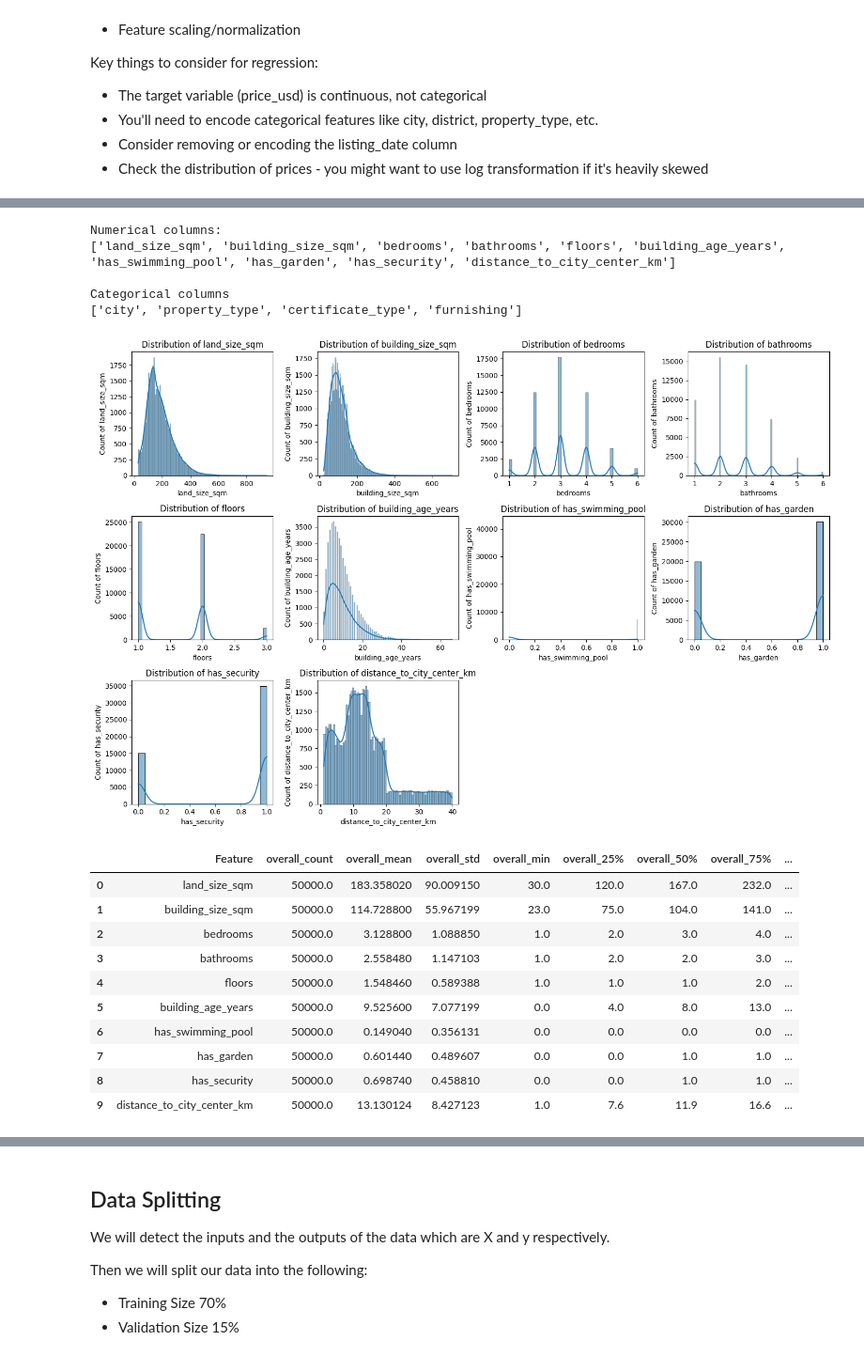
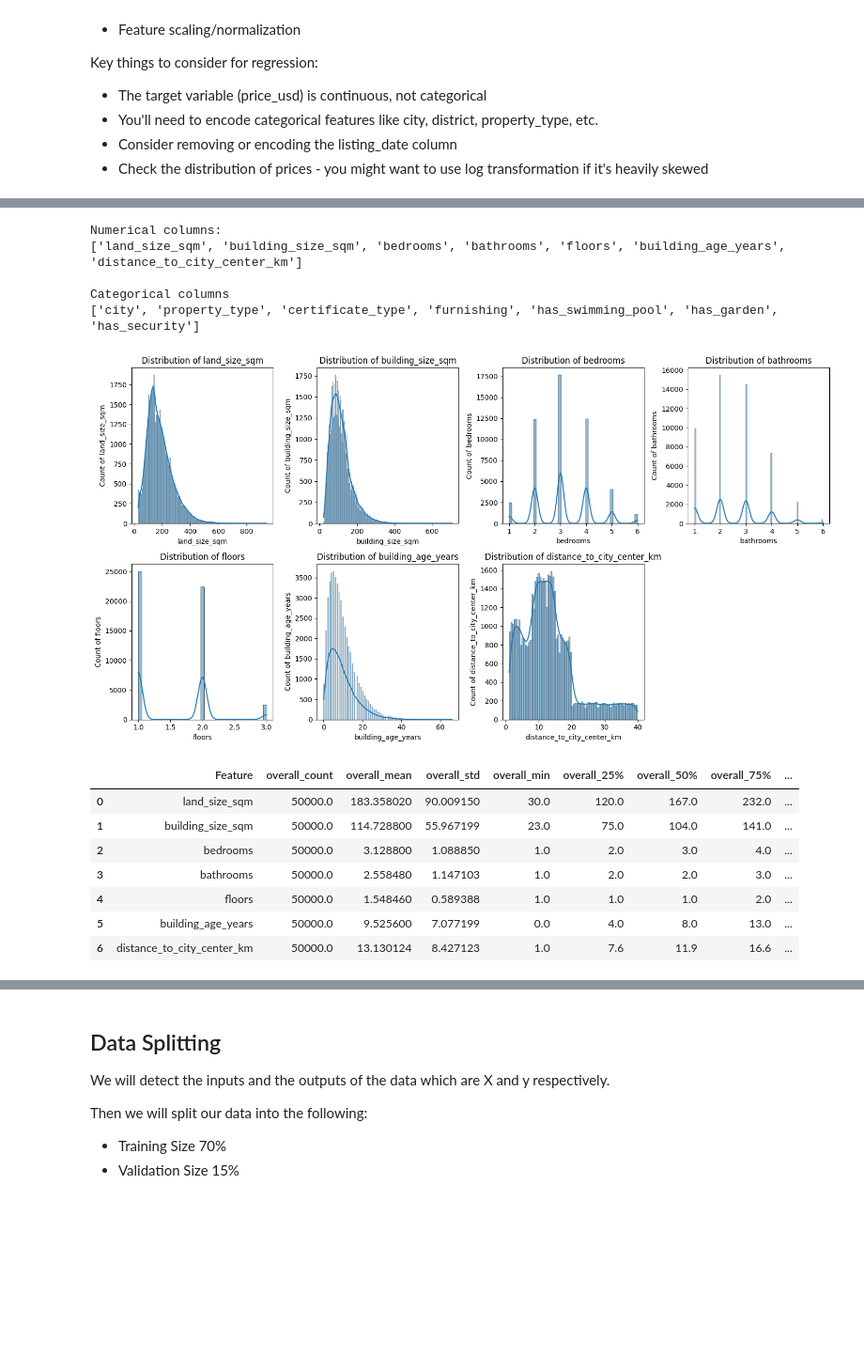
Before and after one commit to mcikalmerdeka/pytorch-learning, a Jupyter notebook: house_price_regression/main.ipynb, the cells around one changed output, grey strips where cells are left out. Shown: that part at 94% size. Drawn from its saved outputs; the diff is of its cells as text; code cells hidden in the pictures; blank space fills up the shorter version.

Commit message:
edit up until categorical columns eda

```diff
--- a/house_price_regression/main.ipynb
+++ b/house_price_regression/main.ipynb
@@ -96,6 +96,13 @@ df = df.drop(columns=["listing_date", "district", "price_usd", "carports", "near
 
 # Rename the price_idr to price
 df = df.rename(columns={"price_idr": "price"})
+
+# Temporary change the binary numerical into categorical dtype for EDA
+from utils import change_binary_dtype
+
+binary_cols_change = ["has_swimming_pool", "has_garden", "has_security"]
+for col in binary_cols_change:
+    df[col] = change_binary_dtype(df, col, target_type="categorical")
 # %%
 # List the numerical and categorical columns
 nums_cols = [col for col in df.select_dtypes(include=["int", "float"]).columns if col != "price"]
@@ -112,22 +119,22 @@ print("Categorical columns")
 print(cats_cols)
 # %% [output]
 Numerical columns:
-['land_size_sqm', 'building_size_sqm', 'bedrooms', 'bathrooms', 'floors', 'building_age_years', 'has_swimming_pool', 'has_garden', 'has_security', 'distance_to_city_center_km']
+['land_size_sqm', 'building_size_sqm', 'bedrooms', 'bathrooms', 'floors', 'building_age_years', 'distance_to_city_center_km']
 
 Categorical columns
-['city', 'property_type', 'certificate_type', 'furnishing']
+['city', 'property_type', 'certificate_type', 'furnishing', 'has_swimming_pool', 'has_garden', 'has_security']
 # %%
-# Checking the distribution and statistical summary of the values
+# Checking the distribution and statistical summary of the numerical values
 from utils import describe_numerical_combined, plot_dynamic_hisplots_kdeplots
 
 # Hisplot function implementation
-plot_dynamic_hisplots_kdeplots(df=df, col_series=nums_cols, ncols=4, figsize=(15, 10))
+plot_dynamic_hisplots_kdeplots(df=df, col_series=nums_cols, ncols=4, figsize=(15, 8))
 
 # Display the overall statistics for numerical columns
 numerical_summary = describe_numerical_combined(df, nums_cols)
 display(numerical_summary)
 # %% [output]
-[figure, old version]
+[figure, new version]
 |  | Feature | overall_count | overall_mean | overall_std | overall_min | overall_25% | overall_50% | overall_75% | ... |
 | 0 | land_size_sqm | 50000.0 | 183.358020 | 90.009150 | 30.0 | 120.0 | 167.0 | 232.0 | ... |
 | 1 | building_size_sqm | 50000.0 | 114.728800 | 55.967199 | 23.0 | 75.0 | 104.0 | 141.0 | ... |
@@ -135,7 +142,4 @@ display(numerical_summary)
 | 3 | bathrooms | 50000.0 | 2.558480 | 1.147103 | 1.0 | 2.0 | 2.0 | 3.0 | ... |
 | 4 | floors | 50000.0 | 1.548460 | 0.589388 | 1.0 | 1.0 | 1.0 | 2.0 | ... |
 | 5 | building_age_years | 50000.0 | 9.525600 | 7.077199 | 0.0 | 4.0 | 8.0 | 13.0 | ... |
-| 6 | has_swimming_pool | 50000.0 | 0.149040 | 0.356131 | 0.0 | 0.0 | 0.0 | 0.0 | ... |
-| 7 | has_garden | 50000.0 | 0.601440 | 0.489607 | 0.0 | 0.0 | 1.0 | 1.0 | ... |
-| 8 | has_security | 50000.0 | 0.698740 | 0.458810 | 0.0 | 0.0 | 1.0 | 1.0 | ... |
-| 9 | distance_to_city_center_km | 50000.0 | 13.130124 | 8.427123 | 1.0 | 7.6 | 11.9 | 16.6 | ... |
+| 6 | distance_to_city_center_km | 50000.0 | 13.130124 | 8.427123 | 1.0 | 7.6 | 11.9 | 16.6 | ... |
```
Also changed, not shown: parts of 1 cell of this notebook.
